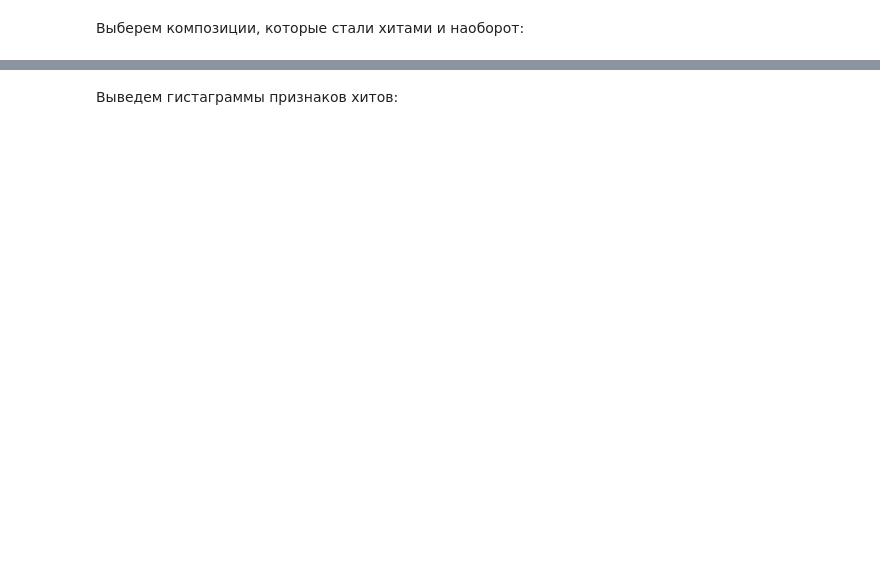
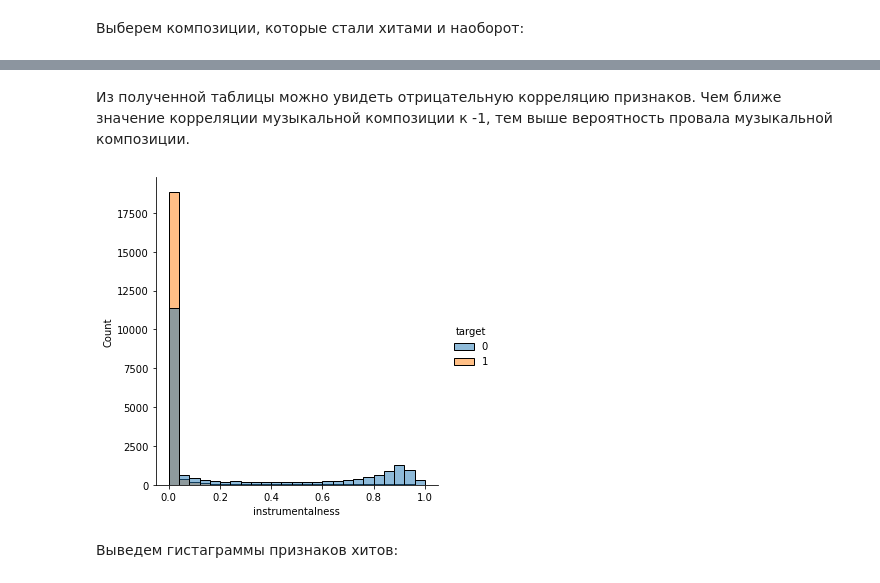
Before and after one commit to AUXLander/MachineLearning, a Jupyter notebook: ML.ipynb, the cells around one changed output, grey strips where cells are left out. Saved outputs shown, nothing was run; the diff lists cells and outputs as text; code cells hidden in the pictures; blank space fills up the shorter version.

```diff
--- a/ML.ipynb
+++ b/ML.ipynb
@@ -95,3 +193,10 @@ signs = ['danceability', 'energy', 'loudness', 'speechiness', 'acousticness', 'i
+# %% [markdown]
+Из полученной таблицы можно увидеть отрицательную корреляцию признаков. Чем ближе значение корреляции музыкальной композиции к -1, тем выше вероятность провала музыкальной композиции.
+# %%
+sns.displot(dataraw, x='instrumentalness', bins=25, hue='target')
+pass
+# %% [output]
+[figure, added]
 # %% [markdown]
 Выведем гистаграммы признаков хитов:
 # %%
```
Also changed, not shown: parts of 30 cells of this notebook, 2 other files.
